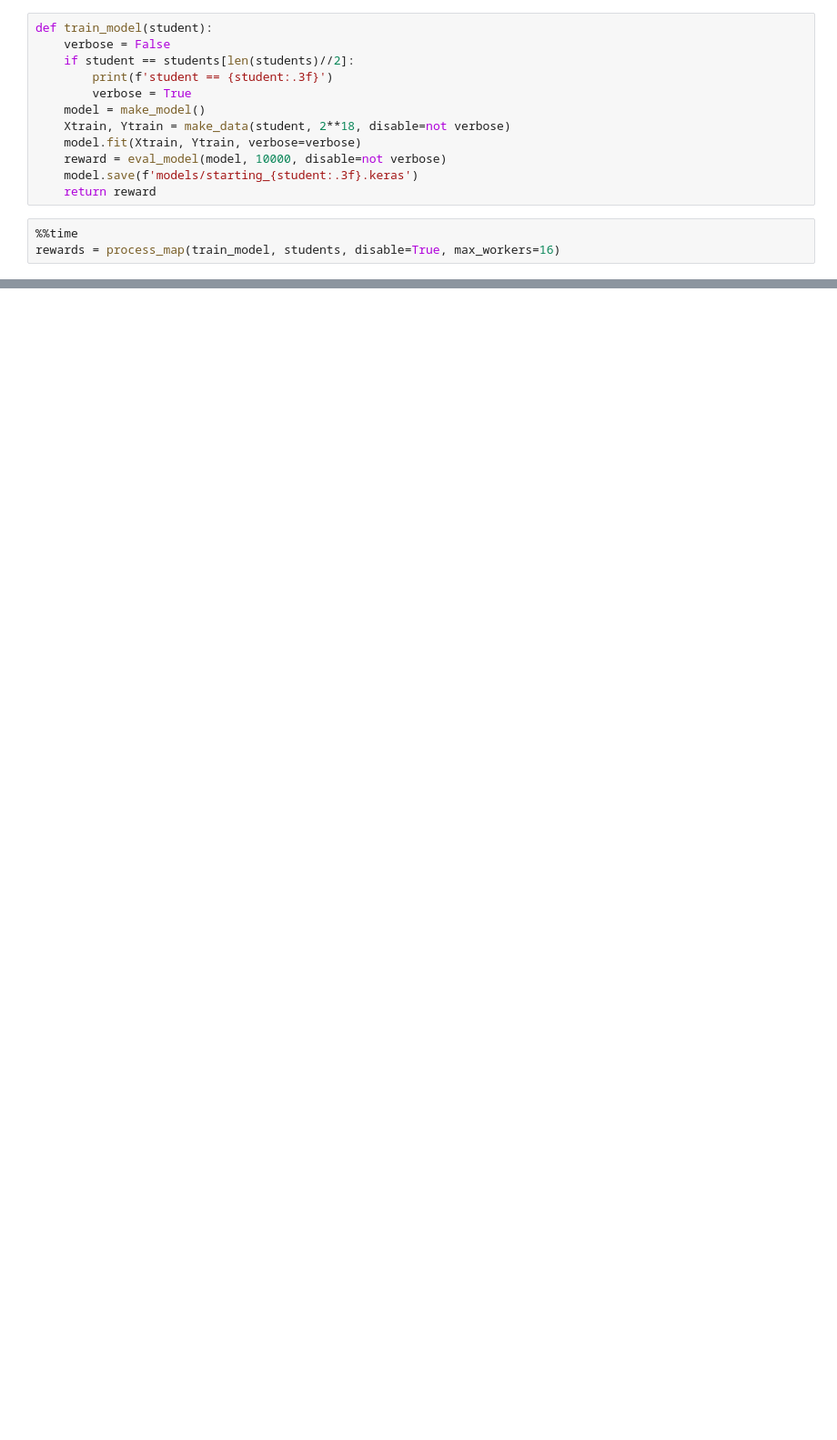
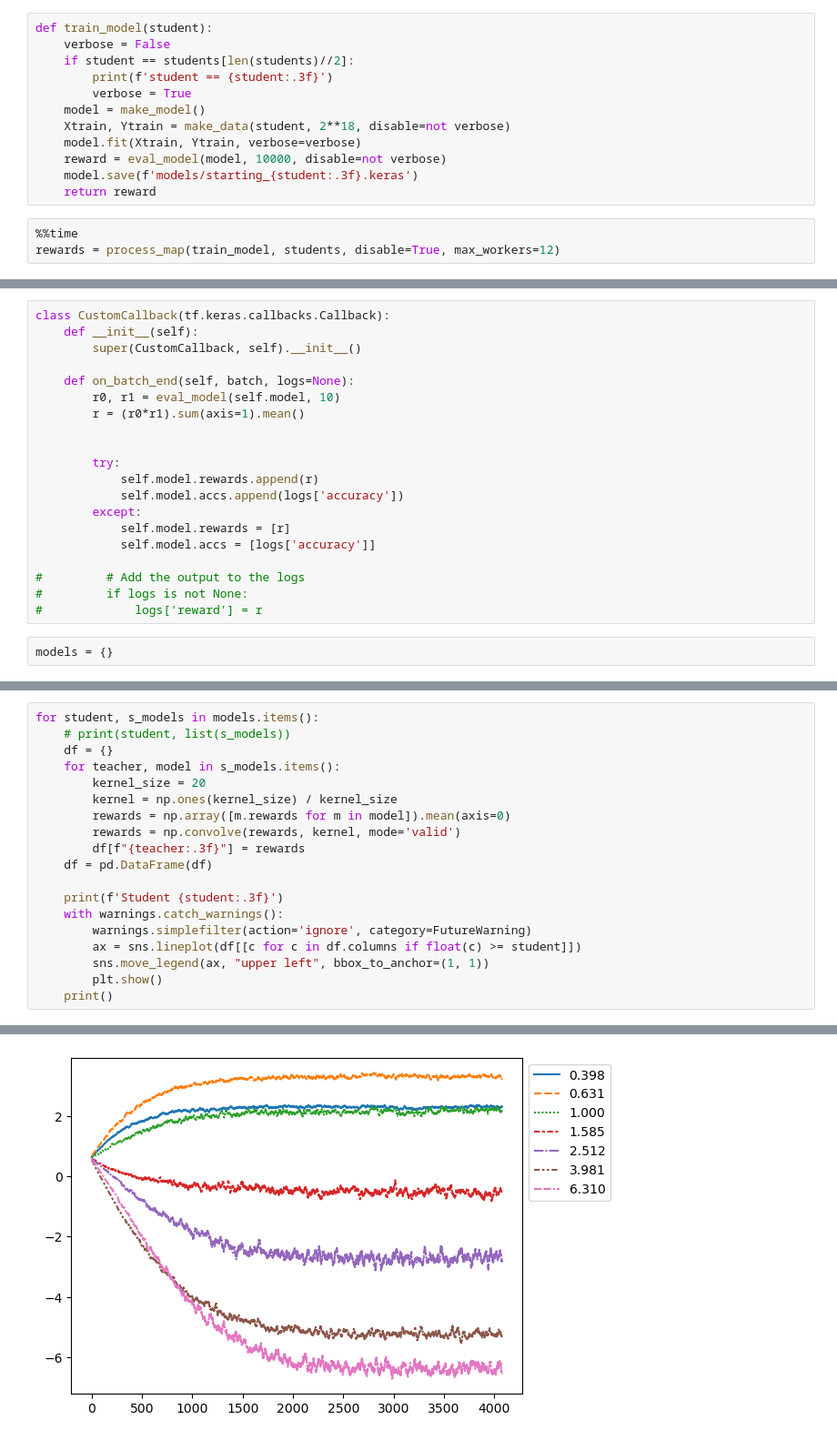
Before and after one commit to saumikn/gymnasium-test, a Jupyter notebook: tree.ipynb, the cells around one changed output, grey strips where cells are left out. Shown at 91% size. Saved outputs shown, nothing was run; the diff lists cells and outputs as text; blank space fills up the shorter version.

```diff
--- a/tree.ipynb
+++ b/tree.ipynb
@@ -145,6 +153,6 @@ def train_model(student):
     return reward
 # %%
 %%time
-rewards = process_map(train_model, students, disable=True, max_workers=16)
+rewards = process_map(train_model, students, disable=True, max_workers=12)
 # %% [output]
 student == 1.000
@@ -243,0 +274,22 @@ def eval_training(student, teacher, verbose=False):
+# %%
+class CustomCallback(tf.keras.callbacks.Callback):
+    def __init__(self):
+        super(CustomCallback, self).__init__()
+
+    def on_batch_end(self, batch, logs=None):
+        r0, r1 = eval_model(self.model, 10)
+        r = (r0*r1).sum(axis=1).mean()
+
+
+        try:
+            self.model.rewards.append(r)
+            self.model.accs.append(logs['accuracy'])
+        except:
+            self.model.rewards = [r]
+            self.model.accs = [logs['accuracy']]
+
+#         # Add the output to the logs
+#         if logs is not None:
+#             logs['reward'] = r
+# %%
+models = {}
@@ -243,0 +329,20 @@ def eval_training(student, teacher, verbose=False):
+# %%
+for student, s_models in models.items():
+    # print(student, list(s_models))
+    df = {}
+    for teacher, model in s_models.items():
+        kernel_size = 20
+        kernel = np.ones(kernel_size) / kernel_size
+        rewards = np.array([m.rewards for m in model]).mean(axis=0)
+        rewards = np.convolve(rewards, kernel, mode='valid')
+        df[f"{teacher:.3f}"] = rewards
+    df = pd.DataFrame(df)
+
+    print(f'Student {student:.3f}')
+    with warnings.catch_warnings():
+        warnings.simplefilter(action='ignore', category=FutureWarning)
+        ax = sns.lineplot(df[[c for c in df.columns if float(c) >= student]])
+        sns.move_legend(ax, "upper left", bbox_to_anchor=(1, 1))
+        plt.show()
+    print()
+# %% [output]
@@ -243,0 +350 @@ def eval_training(student, teacher, verbose=False):
+[figure, added]
```
Also changed, not shown: parts of 33 cells of this notebook.
